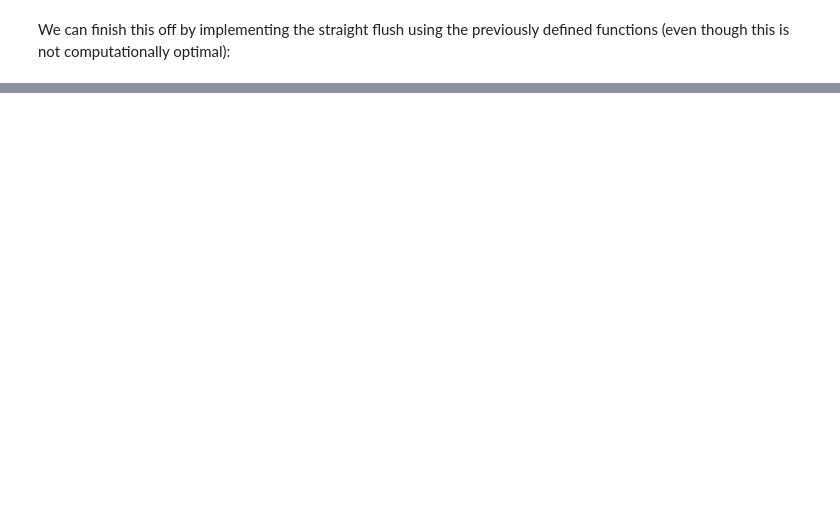
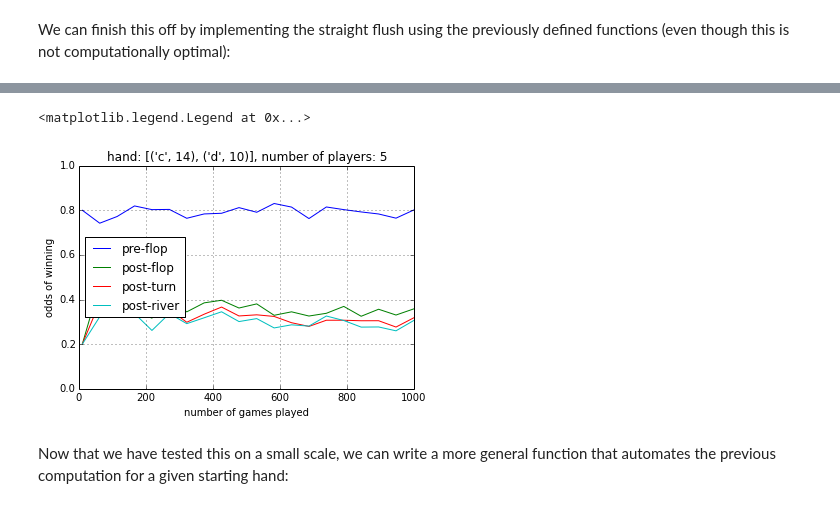
Before and after one commit to flothesof/posts, a Jupyter notebook: 20140726_PokerSimulation.ipynb, the cells around one changed output, grey strips where cells are left out. Cells and saved outputs as stored; diff of their text form; code cells hidden in the pictures; blank space fills up the shorter version.

```diff
--- a/20140726_PokerSimulation.ipynb
+++ b/20140726_PokerSimulation.ipynb
@@ -286,0 +404,9 @@ At this stage, this is quite interesting
+# %%
+%%time
+number_of_games = pl.linspace(10, 1000, num=20).astype(pl.int32)
+results = [winning_odds([('c', 14), ('d', 10)],
+                         4, n) for n in number_of_games]
+pre_flop = [result['pre-flop'] / float(n) for (result, n) in zip(results, number_of_games)]
+post_flop = [result['post-flop'] / float(n) for (result, n) in zip(results, number_of_games)]
+post_turn = [result['post-turn'] / float(n) for (result, n) in zip(results, number_of_games)]
+post_river = [result['post-river'] / float(n) for (result, n) in zip(results, number_of_games)]
@@ -286,0 +415,17 @@ At this stage, this is quite interesting
+# %%
+pl.plot(number_of_games, pre_flop, label='pre-flop')
+pl.plot(number_of_games, post_flop, label='post-flop')
+pl.plot(number_of_games, post_turn, label='post-turn')
+pl.plot(number_of_games, post_river, label='post-river')
+pl.xlabel('number of games played')
+pl.ylabel('odds of winning')
+pl.title("hand: {0}, number of players: {1}".format([('c', 14), ('d', 10)], 4 + 1))
+pl.xlim(0, number_of_games.max())
+pl.ylim(0, 1)
+pl.grid(True)
+pl.legend(loc='center left')
+# %% [output]
+<matplotlib.legend.Legend at 0x...>
+[figure, added]
+# %% [markdown]
+Now that we have tested this on a small scale, we can write a more general function that automates the previous computation for a given starting hand:
```
Also changed, not shown: parts of 54 cells of this notebook, 1 other file.
